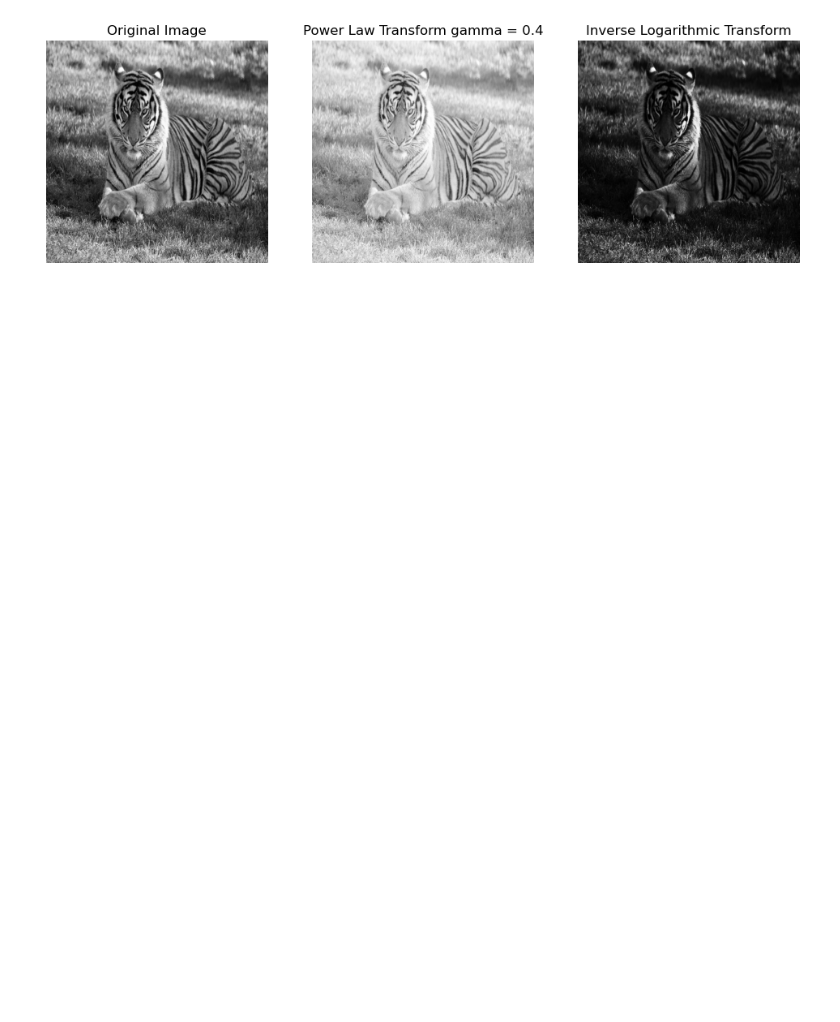
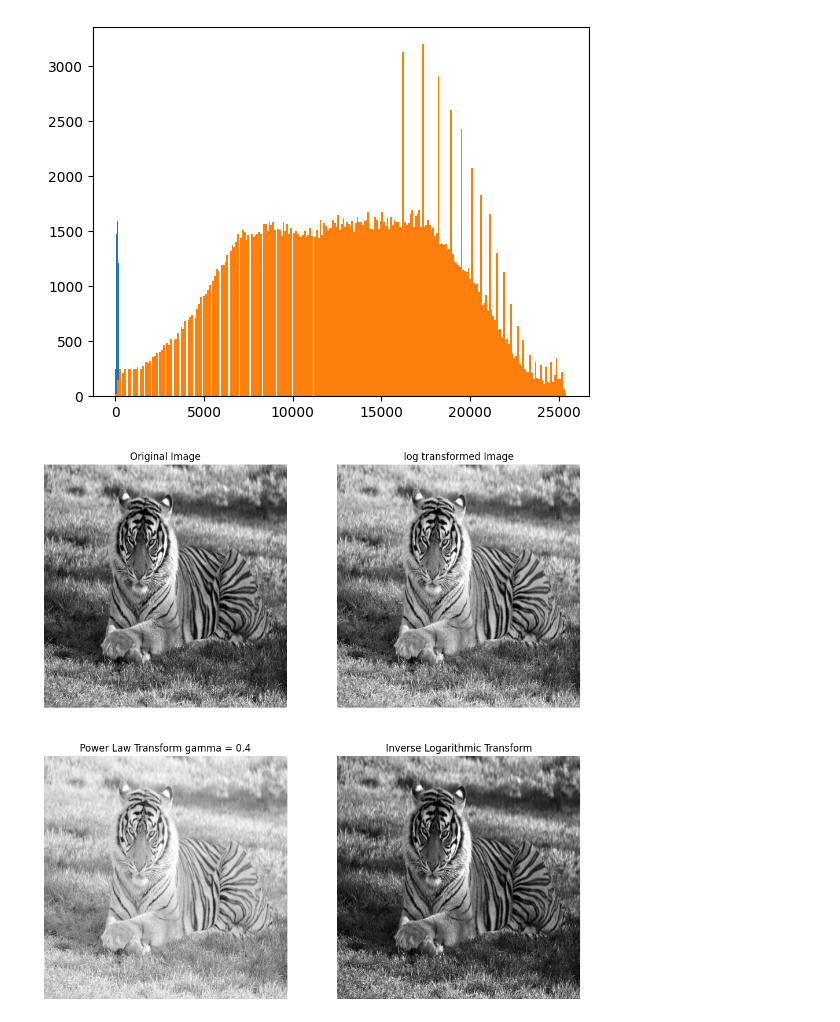
Before and after one commit to AshiqPranto/DigitalImageProcessingLab_CSE4181, a Jupyter notebook: Task2/2_b.ipynb, the cells around one changed output. Cells and saved outputs as stored; diff of their text form; code cells hidden in the pictures; blank space fills up the shorter version.

```diff
--- a/Task2/2_b.ipynb
+++ b/Task2/2_b.ipynb
@@ -4,47 +4,58 @@ import matplotlib.pyplot as plt
 import numpy as np
 
 # Read the original image
-path = "/media/mount/nvme0n1p4/Pranto/study/4-1/Digital Image Processing/DIP_Lab/SrcImage/tiger.jpeg"  # Replace with your image path
+path = "../SrcImage/tiger.jpeg"  # Replace with your image path
 img_bgr = cv2.imread(path)
 img_rgb = cv2.cvtColor(img_bgr, cv2.COLOR_BGR2RGB)
 img_gray = cv2.cvtColor(img_bgr, cv2.COLOR_BGR2GRAY)
 img = cv2.resize(img_gray, (512, 512))
 # %%
 import cv2
-import numpy as np
+import numpy    as np
 import matplotlib.pyplot as plt
 
 # Define gamma and c for the power law transform
 gamma = 0.4
-c = 200
-
+c = 100
+plt.hist(img.ravel(), 256)
 # Apply the power law transform
 power_transformed = c * np.power(img, gamma)
 
 # Apply the logarithmic transform
 # log_transformed = c * np.log(1 + img)
-
+log_transformed = c * (255 * (np.log(1 + img/255) / np.log(2)))
+plt.hist(log_transformed.ravel(), 256)
 # Apply the inverse logarithmic transform
-inverse_log_transformed = (np.power(10, (img/c)) - 1)
+c = 255
+inverse_log_transformed = 255 * (np.power(2, (img/c)) - 1)
 
 
 # Display the original, power transformed, and inverse logarithmic transformed images
-plt.figure(figsize=(12, 4))
-plt.subplot(1,3,1)
+plt.figure(figsize=(12, 12))
+plt.subplot(2, 2, 1)
 plt.imshow(img, cmap='gray')
 plt.title("Original Image")
 plt.axis("off")
 
-plt.subplot(1,3,2)
+# plt.figure(figsize=(12, 4))
+plt.subplot(2, 2, 2)
+plt.imshow(log_transformed, cmap='gray')
+plt.title("log transformed Image")
+plt.axis("off")
+
+
+
+plt.subplot(2, 2, 3)
 plt.imshow(power_transformed, cmap='gray')
 plt.title(f"Power Law Transform gamma = {gamma}")
 plt.axis("off")
 
-plt.subplot(1,3,3)
+plt.subplot(2, 2, 4)
 plt.imshow(inverse_log_transformed, cmap='gray')
 plt.title("Inverse Logarithmic Transform")
 plt.axis("off")
 
 plt.show()
 # %% [output]
-[figure, old version]
+[figure, new version]
+[figure, added]
```
Also changed, not shown: 10 other files.
